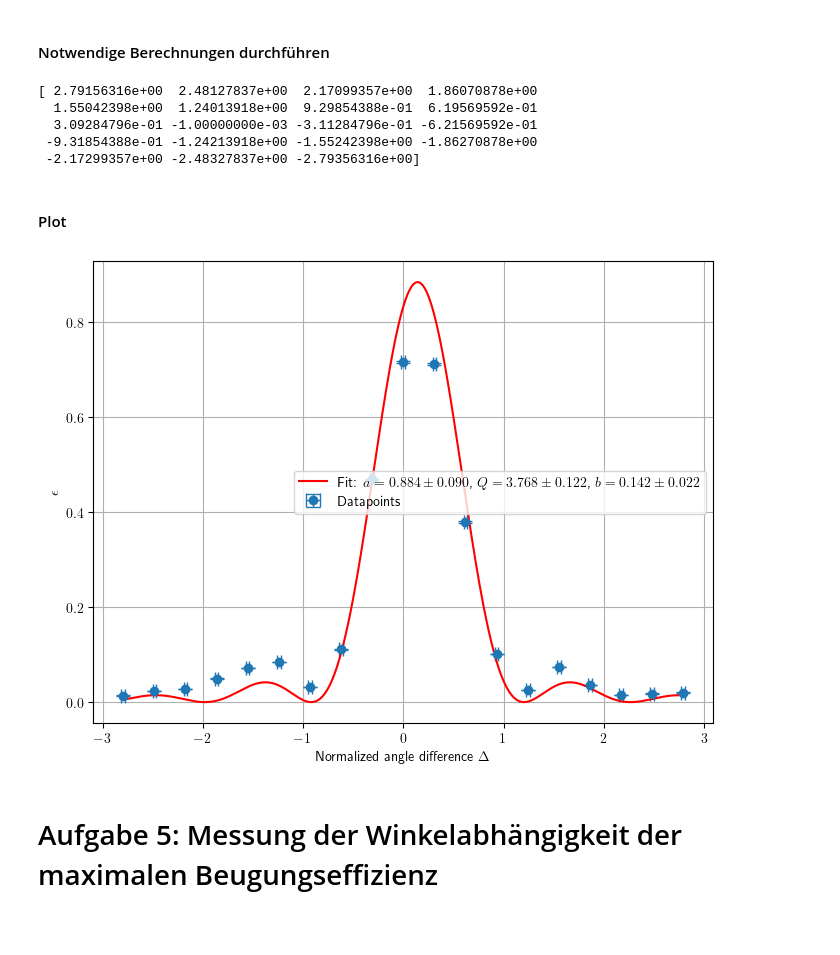
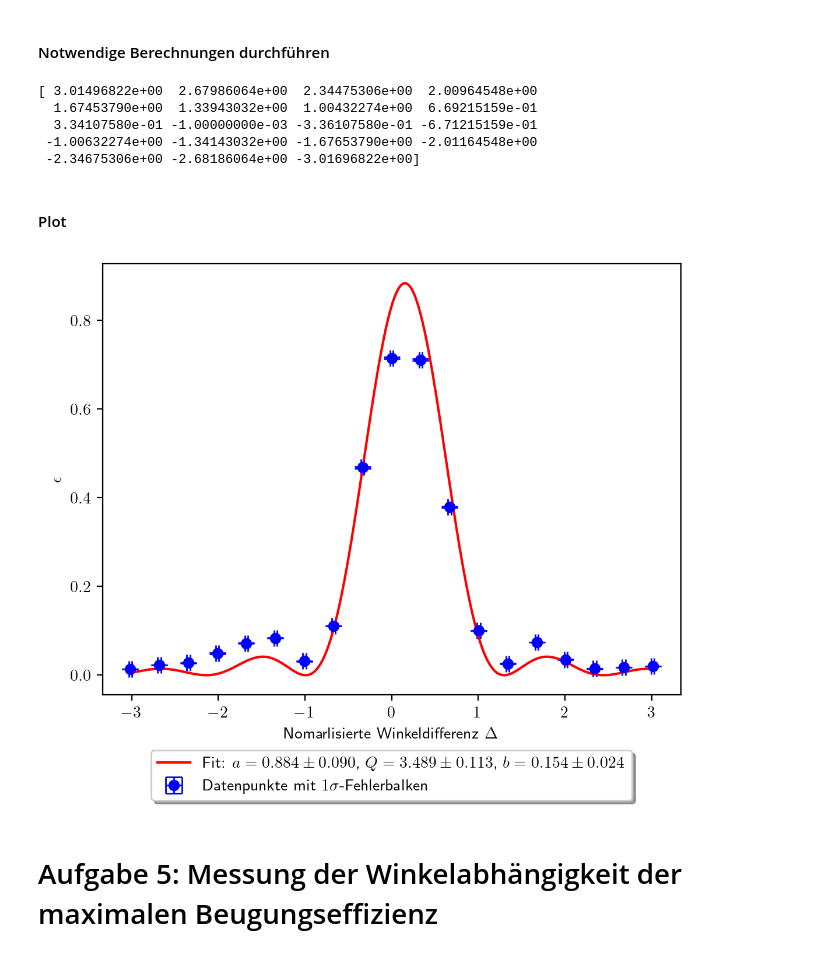
Before and after one commit to AignerZar/FP_SS25, a Jupyter notebook: Exp-C/Versuch_C.ipynb, the cells around one changed output. Cells and saved outputs as stored; diff of their text form; code cells hidden in the pictures; blank space fills up the shorter version.

```diff
--- a/Exp-C/Versuch_C.ipynb
+++ b/Exp-C/Versuch_C.ipynb
@@ -91,20 +91,20 @@ mW_fit = fit_function(mVpp_fit, *params)
 
 # text im plot ausgeben
 #fit_text = f'$a = {params[0] * 1e6:.4f} \\cdot 10^{{-6}} \\; \\frac{{mW}}{{mVpp^2}}$'
-fit_text = f'$a = ({params[0] * 1e6:.4f} \\pm {a_uncertainty * 1e6:.4f}) \\cdot 10^{{-6}} \\; \\frac{{mW}}{{mVpp^2}}$'
+fit_text = f'$a = ({params[0] * 1e6:.3f} \\pm {a_uncertainty * 1e6:.3f}) \\cdot 10^{{-6}} \\; \\frac{{\\mathrm{{mW}}}}{{\\mathrm{{mVpp}}^2}}$'
 
 # erstellen eines plots
-plt.figure(figsize=(8, 6))
-plt.plot(mVpp, mW, 'o', label='Datapoints')
-plt.plot(mVpp_fit, mW_fit, '-', label='$f(x) = a \\cdot x^2$')
-plt.xlabel('$U_{pp}$ (mVpp)')
-plt.ylabel('$P_{RF}$ (mW)')
-plt.text(200, 1.5, fit_text, fontsize=12, ha='center', va='center')
+plt.figure(dpi=200)
+plt.plot(mVpp, mW, 'o', label=r'Datenpunkte lt. Hersteller', color='blue')
+plt.plot(mVpp_fit, mW_fit, '-', label=r'Fit: $f(x) = ax^2$', color='red')
+plt.xlabel(r'mVpp')
+plt.ylabel(r'$P_\mathrm{FNKG}$ in mW')
+#plt.text(300, 1.5, fit_text, fontsize=14, ha='center', va='center')
 #plt.title('mVpp vs. mW Plot')
 plt.legend()
 plt.grid(False)
 plt.show()
 
-a = params[0]
+a = 2000 * params[0]
 print(a)
 # %% [output]
@@ -307,7 +319,7 @@ plt.show()
 ticks = np.array([27, 24, 21, 18, 15, 12, 9, 6, 3, 0, -3, -6, -9, -12, -15, -18, -21, -24, -27])
 # the ticks do not have an error
 
-degrees = ticks / 27
+degrees = ticks / 25 # 25 nicht 27?
 
 I_0_4 = np.array([810, 810, 801, 776, 737, 761, 701, 554, 230, 225, 424, 681, 779, 596, 323, 253, 467, 742, 763])
 I_0_4_error = np.array([2, 2, 2, 2, 2, 2, 2, 2, 2, 2, 2, 2, 2, 2, 2, 2, 2, 2, 2])
@@ -330,41 +342,41 @@ print(delta_big)
 epsilon_4 =  I_1_4 / (I_0_4 + I_1_4)
 error_epsilon_4 = np.sqrt((I_0_4 * I_1_4_error / ((I_0_4 + I_1_4)**2))**2 + (-I_1_4 * I_0_4_error / ((I_0_4 + I_1_4)**2))**2)
 # %% [output]
-[ 2.79156316e+00  2.48127837e+00  2.17099357e+00  1.86070878e+00
-  1.55042398e+00  1.24013918e+00  9.29854388e-01  6.19569592e-01
-  3.09284796e-01 -1.00000000e-03 -3.11284796e-01 -6.21569592e-01
- -9.31854388e-01 -1.24213918e+00 -1.55242398e+00 -1.86270878e+00
- -2.17299357e+00 -2.48327837e+00 -2.79356316e+00]
+[ 3.01496822e+00  2.67986064e+00  2.34475306e+00  2.00964548e+00
+  1.67453790e+00  1.33943032e+00  1.00432274e+00  6.69215159e-01
+  3.34107580e-01 -1.00000000e-03 -3.36107580e-01 -6.71215159e-01
+ -1.00632274e+00 -1.34143032e+00 -1.67653790e+00 -2.01164548e+00
+ -2.34675306e+00 -2.68186064e+00 -3.01696822e+00]
 # %% [markdown]
 #### Plot
 # %%
 # Definiere die Fit-Funktion
 def epsilon_fit_4(delta, a, Q, b):
     return a * np.sinc((Q / 4) * (delta - b))**2
 
 # Fitte die Funktion an die Daten
 params, covariance = curve_fit(epsilon_fit_4, delta_big, epsilon_4, sigma=error_epsilon_4, p0=[0.8, 5.0, 0.8])
 a_fit, Q_fit, b_fit = params
 errors = np.sqrt(np.diag(covariance))
 a_err, Q_err, b_err = errors
 
 # Fit-Kurve generieren
 delta_fit = np.linspace(min(delta_big), max(delta_big), 600)
 epsilon_fit_values = epsilon_fit_4(delta_fit, *params)
 
-plt.figure(figsize=(8, 6))
-plt.errorbar(delta_big, epsilon_4,xerr=delta_big_error, yerr=error_epsilon_4, fmt='o', linestyle='none', label='Datapoints', capsize=5, capthick=1, elinewidth=1)
+plt.figure(dpi=200)
+plt.errorbar(delta_big, epsilon_4,xerr=delta_big_error, yerr=error_epsilon_4, fmt='o', linestyle='none', label=r'Datenpunkte mit $1\sigma$-Fehlerbalken', capsize=5, capthick=1, elinewidth=1,color='blue')
 
 plt.plot(delta_fit, epsilon_fit_values, label=f'Fit: $a = {a_fit:.3f} \pm {a_err:.3f}$, $Q = {Q_fit:.3f} \pm {Q_err:.3f}$, $b = {b_fit:.3f} \pm {b_err:.3f}$', color='red')
 #delta_fit = np.linspace(min(delta_big), max(delta_big), 300)
 #plt.plot(delta_fit, epsilon_fit(delta_fit, *params), label=f'Fit: $a = {a_fit:.3f} \pm {a_err:.3f}$, $Q = {Q_fit:.3f} \pm {Q_err:.3f}$, $b = {b_fit:.3f} \pm {b_err:.3f}$', color='red')
-plt.xlabel('Normalized angle difference $\Delta$')
-plt.ylabel('$\epsilon$')
-plt.legend()
-plt.grid(True)
+plt.xlabel(r'Nomarlisierte Winkeldifferenz $\Delta$')
+plt.ylabel(r'$\epsilon$')
+plt.legend(loc='upper center', bbox_to_anchor=(0.5, -0.11), fancybox=True, shadow=True)
+#plt.grid(True)
 plt.show()
 # %% [output]
-[figure, old version]
+[figure, new version]
 # %% [markdown]
 # Aufgabe 5: Messung der Winkelabhängigkeit der maximalen Beugungseffizienz
 # %% [markdown]
```
Also changed, not shown: parts of 9 cells of this notebook.
